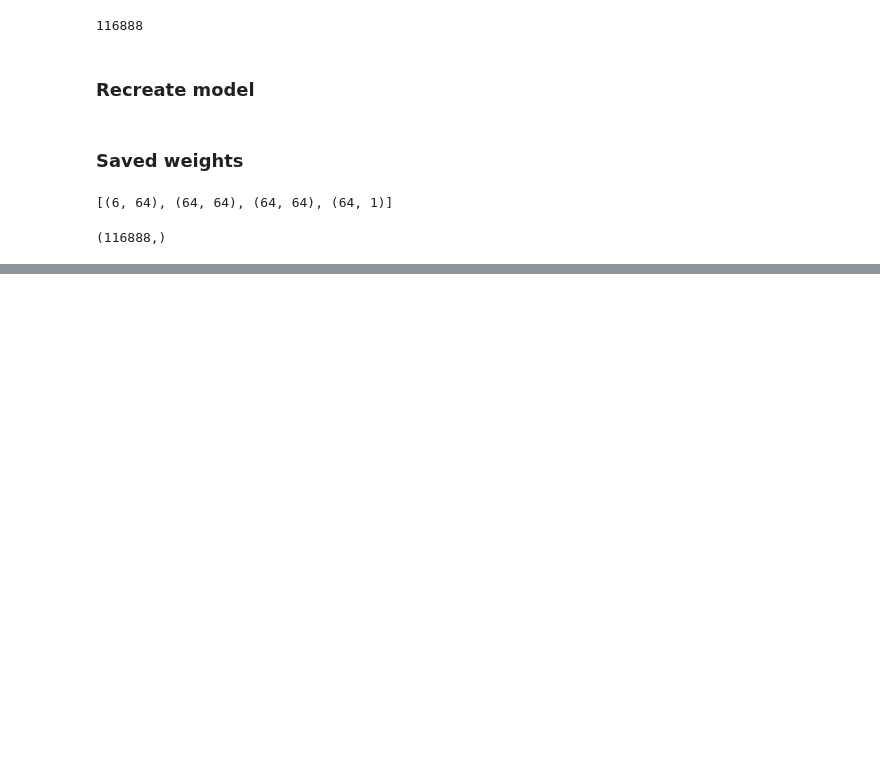
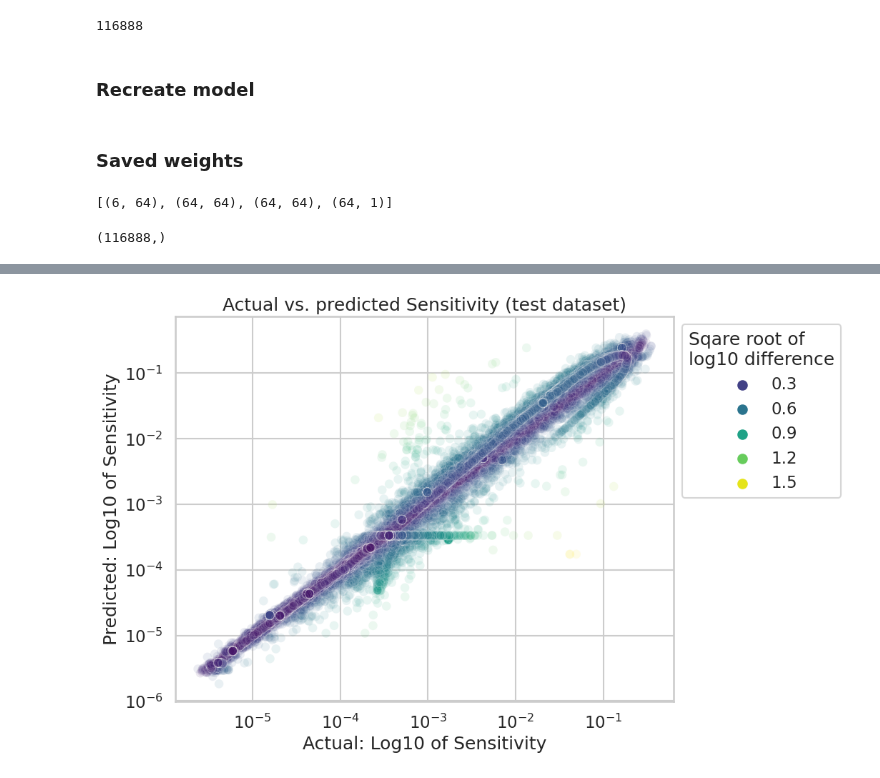
Before and after one commit to olive004/EvoScaper, a Jupyter notebook: notebooks/07_apply_circuit_selection.ipynb, the cells around one changed output, grey strips where cells are left out. Drawn from its saved outputs; the diff is of its cells as text; code cells hidden in the pictures; blank space fills up the shorter version.

```diff
--- a/notebooks/07_apply_circuit_selection.ipynb
+++ b/notebooks/07_apply_circuit_selection.ipynb
@@ -192,0 +262,3 @@ sns.barplot(data[filt], x='mutation_num', y='predicted_diffs_' + target_circ_fun
+# %%
+tdata = pd.read_csv(fn_test_data)
+len(tdata)
@@ -192,0 +273,29 @@ sns.barplot(data[filt], x='mutation_num', y='predicted_diffs_' + target_circ_fun
+# %%
+tdata['predicted_' + target_circ_func] = np.power(
+    10,
+    model.apply(p, rng, xscaler.fit_transform(tdata[get_true_interaction_cols(
+        tdata, 'energies', remove_symmetrical=True)].values), call_kwargs={'inference': True, 'logging': False})
+    )
+# %%
+fig = plt.figure(figsize=(9, 7))
+fig.subplots_adjust(hspace=0.325)
+
+filt = tdata['sample_name'] == INPUT_SPECIES
+g = sns.scatterplot(tdata[filt],
+                x='predicted_' + target_circ_func,
+                y=target_circ_func,
+                alpha=0.1,
+                hue=np.sqrt(np.abs(np.log10(tdata[filt]['predicted_' + target_circ_func]) - np.log10(tdata[filt][target_circ_func]))),
+                palette='viridis')
+g.legend_.set_title('Sqare root of\nlog10 difference')
+plt.title(f'Actual vs. predicted ' + prettify_keys_for_label(target_circ_func).split(' with')[0] + ' (test dataset)')
+plt.xlabel('Actual: Log10 of ' + prettify_keys_for_label(target_circ_func).split(' with')[0])
+plt.ylabel('Predicted: Log10 of ' + prettify_keys_for_label(target_circ_func).split(' with')[0])
+
+sns.move_legend(g, "upper left", bbox_to_anchor=(1, 1))
+plt.xscale('log')
+plt.yscale('log')
+
+fig.savefig('Test_data_accuracy.svg')
+# %% [output]
+[figure, added]
```
Also changed, not shown: parts of 17 cells of this notebook, 1 other file.
